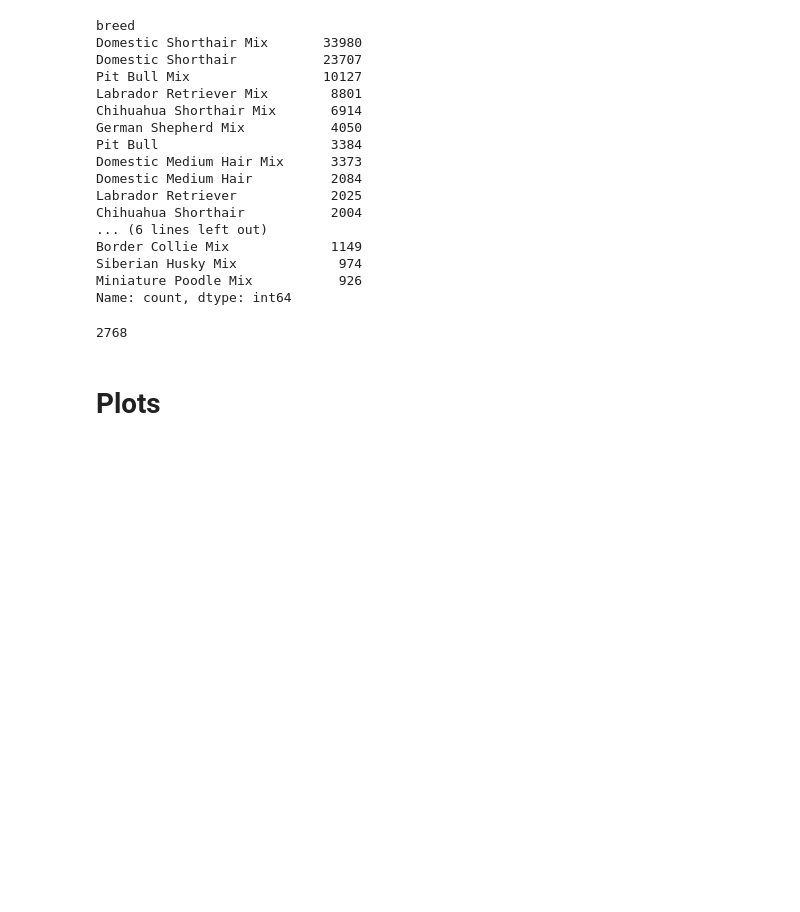
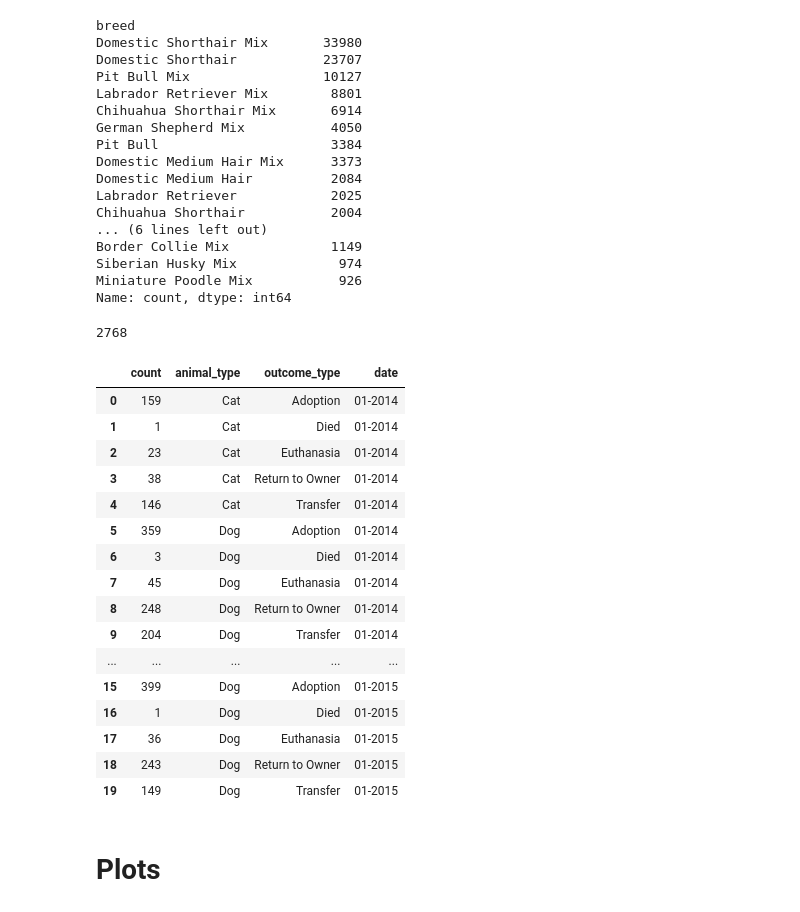
Before and after one commit to atharvavyas1/Lee-paw-faith, a Jupyter notebook: Notebooks/Austin_time_series.ipynb, the cells around one changed output. Cells and saved outputs as stored; diff of their text form; code cells hidden in the pictures; blank space fills up the shorter version.

```diff
--- a/Notebooks/Austin_time_series.ipynb
+++ b/Notebooks/Austin_time_series.ipynb
@@ -191,6 +212,52 @@ Name: count, dtype: int64
 print(df_outcomes['breed'].nunique())
 # %% [output]
 2768
+# %%
+df_outcomes = df_outcomes[df_outcomes['animal_type'].isin(['Dog', 'Cat'])]
+# %%
+df_outcomes = df_outcomes[df_outcomes['outcome_type'].isin(['Adoption', 'Transfer', 'Return to Owner', 'Euthanasia','Died','Rto-Adopt'])]
+# %%
+# Clean column names
+df_outcomes.columns = df_outcomes.columns.str.strip()
+
+# Handle different column name formats
+df_outcomes_ts = df_outcomes.rename(columns={
+    'Animal Type': 'animal_type',
+    'Outcome Type': 'outcome_type',
+    'MonthYear': 'monthyear'
+})
+
+# Group and count
+aggregated_df_outcomes = (df_outcomes_ts.groupby(['animal_type', 'outcome_type', 'monthyear'])
+                  .size()
+                  .reset_index(name='count'))
+
+# Rename and reorder columns
+aggregated_df_outcomes = aggregated_df_outcomes.rename(columns={'monthyear': 'date'})
+aggregated_df_outcomes = aggregated_df_outcomes[['count', 'animal_type', 'outcome_type', 'date']]
+
+# Sort by date, then animal type
+aggregated_df_outcomes = aggregated_df_outcomes.sort_values(['date', 'animal_type']).reset_index(drop=True)
+# %%
+aggregated_df_outcomes.head(20)
+# %% [output]
+|  | count | animal_type | outcome_type | date |
+| 0 | 159 | Cat | Adoption | 01-2014 |
+| 1 | 1 | Cat | Died | 01-2014 |
+| 2 | 23 | Cat | Euthanasia | 01-2014 |
+| 3 | 38 | Cat | Return to Owner | 01-2014 |
+| 4 | 146 | Cat | Transfer | 01-2014 |
+| 5 | 359 | Dog | Adoption | 01-2014 |
+| 6 | 3 | Dog | Died | 01-2014 |
+| 7 | 45 | Dog | Euthanasia | 01-2014 |
+| 8 | 248 | Dog | Return to Owner | 01-2014 |
+| 9 | 204 | Dog | Transfer | 01-2014 |
+| ... | ... | ... | ... | ... |
+| 15 | 399 | Dog | Adoption | 01-2015 |
+| 16 | 1 | Dog | Died | 01-2015 |
+| 17 | 36 | Dog | Euthanasia | 01-2015 |
+| 18 | 243 | Dog | Return to Owner | 01-2015 |
+| 19 | 149 | Dog | Transfer | 01-2015 |
 # %% [markdown]
 # Plots
 # %%
```
Also changed, not shown: parts of 3 cells of this notebook.
